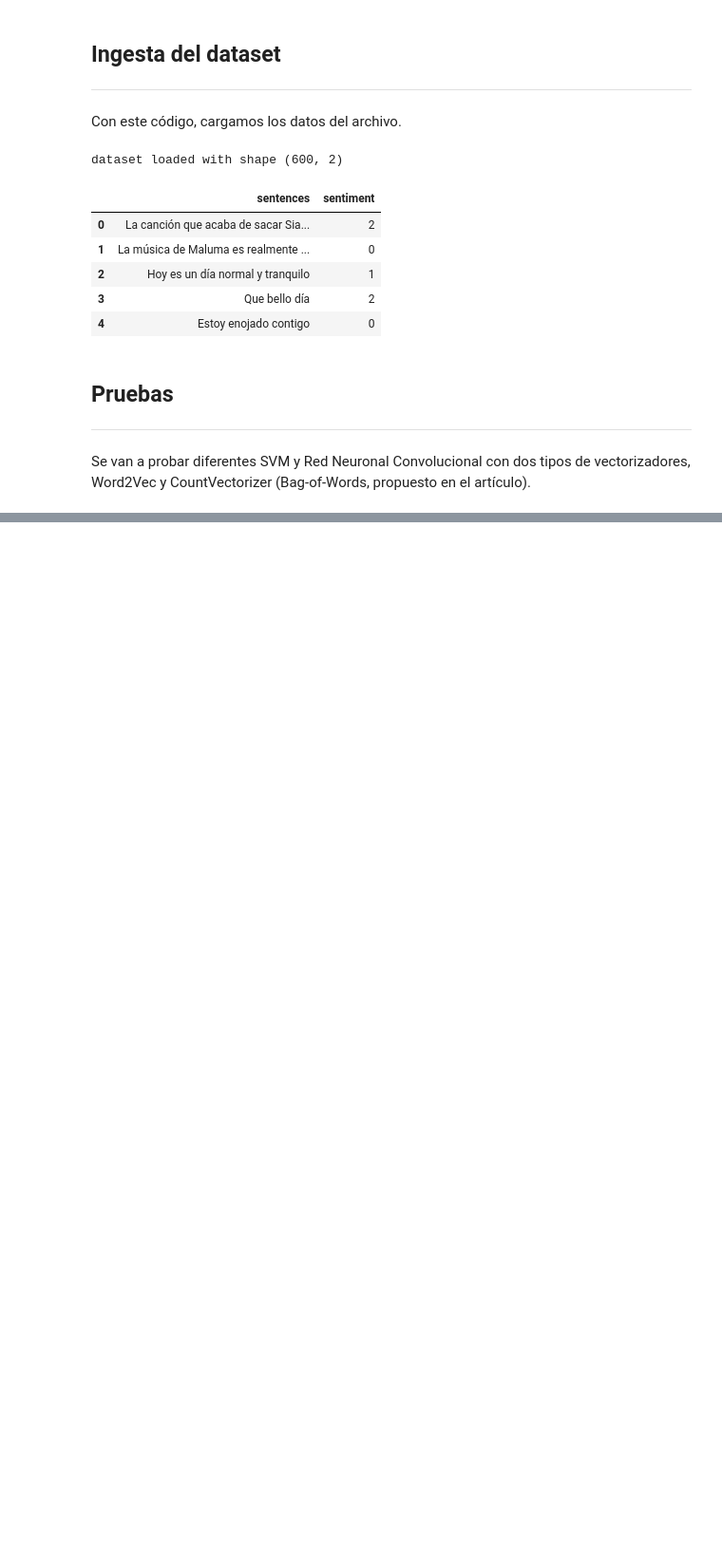
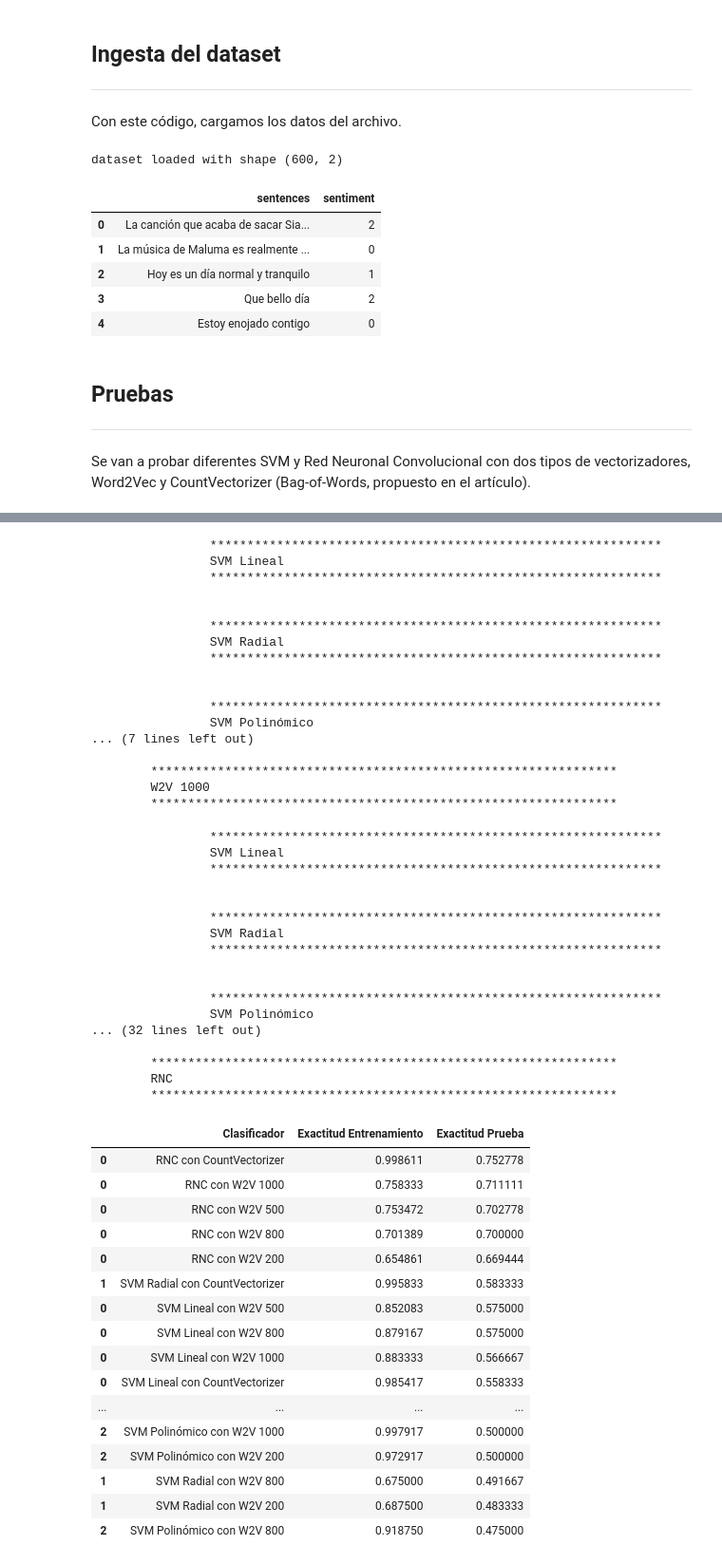
Before and after one commit to jhonabreul/Proyecto_SistemasComputacionales_AbreuJ, a Jupyter notebook: aplicacion/notebooks/pruebascomparativas.ipynb, the cells around one changed output, grey strips where cells are left out. Shown at 95% size. Drawn from its saved outputs; the diff is of its cells as text; code cells hidden in the pictures; blank space fills up the shorter version.

Commit message:
Notebook de pruebas comparativas

```diff
--- a/aplicacion/notebooks/pruebascomparativas.ipynb
+++ b/aplicacion/notebooks/pruebascomparativas.ipynb
@@ -486,7 +485,7 @@ parameters = [
 ]
 optimalLinearSVM = GridSearchCV(svm.SVC(decision_function_shape = 'ovr'),
                                 parameters, cv = 3, n_jobs = -1, verbose = 0)
-optimalLinearSVM.fit(trainSentencesVectors, trainLabels)
+optimalLinearSVM.fit(trainVectors, trainLabels)
 
 # SVM Radial
 
@@ -503,7 +502,7 @@ parameters = [
 ]
 optimalRadialSVM = GridSearchCV(svm.SVC(decision_function_shape = 'ovr'),
                                 parameters, cv = 3, n_jobs = -1, verbose = 0)
-optimalRadialSVM.fit(trainSentencesVectors, trainLabels)
+optimalRadialSVM.fit(trainVectors, trainLabels)
 
 # SVM Polinomico
 print(('\t***************************************************************\n'
@@ -520,7 +519,7 @@ parameters = [
 ]
 optimalPolySVM = GridSearchCV(svm.SVC(decision_function_shape = 'ovr'),
                               parameters, cv = 3, n_jobs = -1, verbose = 0)
-optimalPolySVM.fit(trainSentencesVectors, trainLabels)
+optimalPolySVM.fit(trainVectors, trainLabels)
 
 # Comparacion
 
@@ -543,8 +542,8 @@ svmsWithW2V['SVM Polinómico con CountVectorizer'] = \
 
 
 results = compareSVMClassifiers(svmsWithW2V,
-                                trainSentencesVectors, trainLabels,
-                                testSentencesVectors, testLabels)
+                                trainVectors, trainLabels,
+                                testVectors, testLabels)
 
 comparisonResults = comparisonResults.append(results)
 
@@ -557,10 +556,10 @@ print(('\t***************************************************************\n'
        '\n'))
 
 # Redimensionando los vectores para ser alimentados a la RNC
-trainVectors = trainSentencesVectors.reshape((trainSentencesVectors.shape[0], 1,
-                                     trainSentencesVectors.shape[1]))
-testVectors = testSentencesVectors.reshape((testSentencesVectors.shape[0], 1,
-                                   testSentencesVectors.shape[1]))
+trainVectors = trainVectors.reshape((trainVectors.shape[0], 1,
+                                     trainVectors.shape[1]))
+testVectors = testVectors.reshape((testVectors.shape[0], 1,
+                                   testVectors.shape[1]))
 
 # Conversión de las etiquetas (One-Hot)
 trainLabelsCat = keras.utils.np_utils.to_categorical(trainLabels, 3)
@@ -673,0 +689,51 @@ INICIANDO PRUEBAS CON WORD2VEC
+                *************************************************************
+                SVM Lineal
+                *************************************************************
+
+
+                *************************************************************
+                SVM Radial
+                *************************************************************
+
+
+                *************************************************************
+                SVM Polinómico
+... (7 lines left out)
+
+        ***************************************************************
+        W2V 1000
+        ***************************************************************
+                *************************************************************
+                SVM Lineal
+                *************************************************************
+
+
+                *************************************************************
+                SVM Radial
+                *************************************************************
+
+
+                *************************************************************
+                SVM Polinómico
+... (32 lines left out)
+
+        ***************************************************************
+        RNC
+        ***************************************************************
+|  | Clasificador | Exactitud Entrenamiento | Exactitud Prueba |
+| 0 | RNC con CountVectorizer | 0.998611 | 0.752778 |
+| 0 | RNC con W2V 1000 | 0.758333 | 0.711111 |
+| 0 | RNC con W2V 500 | 0.753472 | 0.702778 |
+| 0 | RNC con W2V 800 | 0.701389 | 0.700000 |
+| 0 | RNC con W2V 200 | 0.654861 | 0.669444 |
+| 1 | SVM Radial con CountVectorizer | 0.995833 | 0.583333 |
+| 0 | SVM Lineal con W2V 500 | 0.852083 | 0.575000 |
+| 0 | SVM Lineal con W2V 800 | 0.879167 | 0.575000 |
+| 0 | SVM Lineal con W2V 1000 | 0.883333 | 0.566667 |
+| 0 | SVM Lineal con CountVectorizer | 0.985417 | 0.558333 |
+| ... | ... | ... | ... |
+| 2 | SVM Polinómico con W2V 1000 | 0.997917 | 0.500000 |
+| 2 | SVM Polinómico con W2V 200 | 0.972917 | 0.500000 |
+| 1 | SVM Radial con W2V 800 | 0.675000 | 0.491667 |
+| 1 | SVM Radial con W2V 200 | 0.687500 | 0.483333 |
+| 2 | SVM Polinómico con W2V 800 | 0.918750 | 0.475000 |
```
Also changed, not shown: parts of 2 cells of this notebook.
